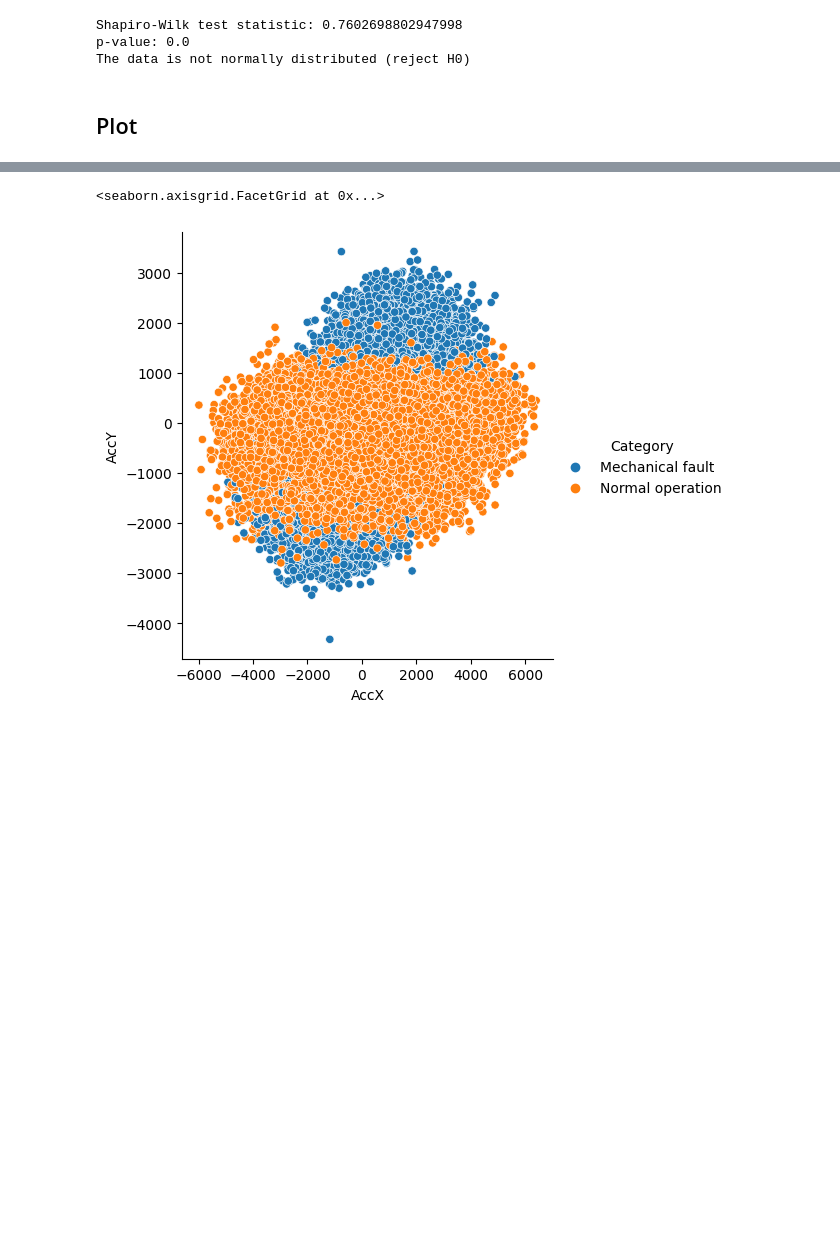
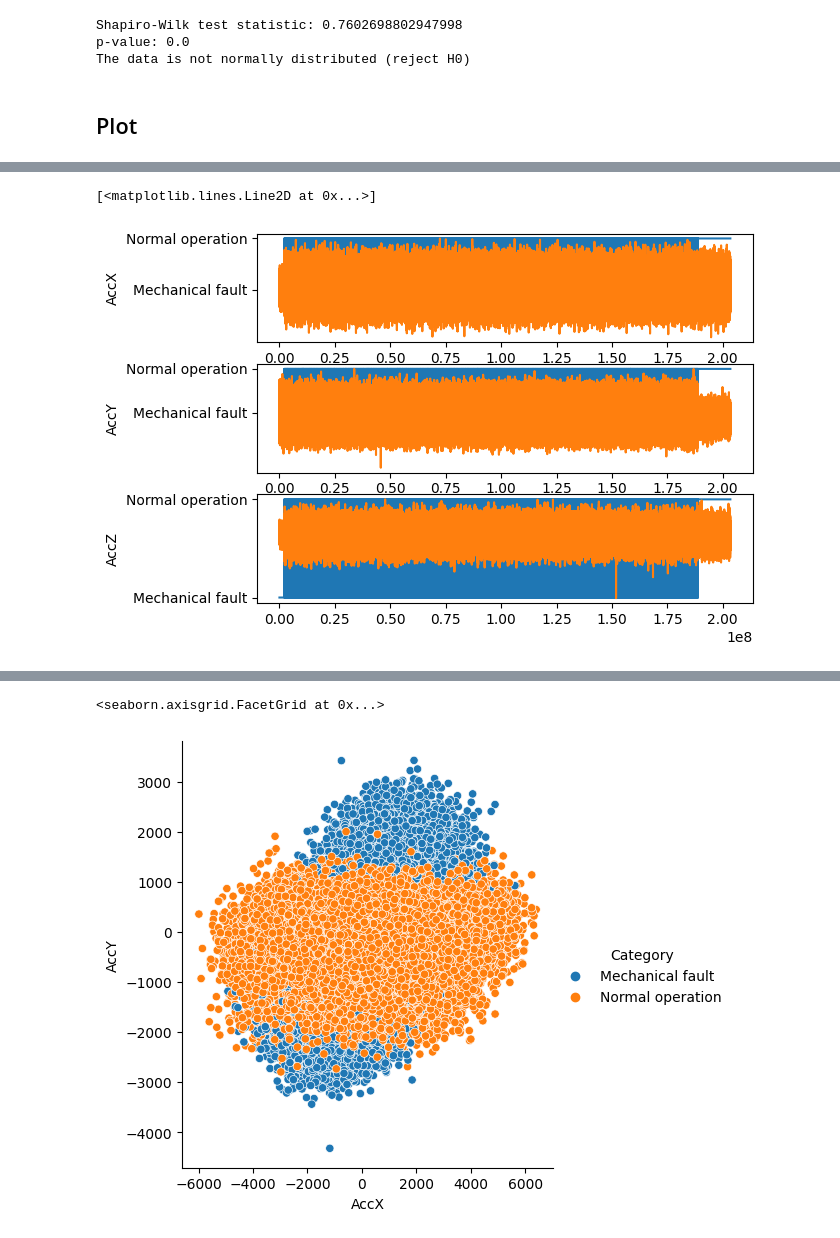
Before and after one commit to C23-PC735-Bangkit-Capstone/Machine-Learning-Model, a Jupyter notebook: ml_model.ipynb, the cells around one changed output, grey strips where cells are left out. Cells and saved outputs as stored; diff of their text form; code cells hidden in the pictures; blank space fills up the shorter version.

```diff
--- a/ml_model.ipynb
+++ b/ml_model.ipynb
@@ -253,6 +276,8 @@ Siap-siap next week ngerjain EDA sama modeling logistic regression ya!
 #EDA
 # %% [markdown]
 ## Korelasi
+# %%
+df_vibration = pd.read_csv('/content/drive/MyDrive/SOON-pEMP/Data/vibration_data.csv')
 # %%
 #Membuat boxplot
 
@@ -449,0 +476,5 @@ sns.pairplot(df_vibration)
+# %%
+import datetime
+
+# Convert the 'timestamp' column to datetime
+df_vibration['Datetime'] = pd.to_datetime(df_vibration['Timestamp'],unit='s')
@@ -449,0 +490,18 @@ sns.pairplot(df_vibration)
+# %%
+#membandingkan 2 kategori dalam satu timestamp
+fig, (df1, df2, df3) = plt.subplots(3,1)
+
+df1.set_ylabel('AccX')
+df1.plot(df_vibration['Timestamp'],df_vibration['Category'])
+df1.plot(df_vibration['Timestamp'],df_vibration['AccX']/max(df_vibration['AccX']))
+
+df2.set_ylabel('AccY')
+df2.plot(df_vibration['Timestamp'],df_vibration['Category'])
+df2.plot(df_vibration['Timestamp'],df_vibration['AccY']/max(df_vibration['AccY']))
+
+df3.set_ylabel('AccZ')
+df3.plot(df_vibration['Timestamp'],df_vibration['Category'])
+df3.plot(df_vibration['Timestamp'],df_vibration['AccZ']/max(df_vibration['AccZ']))
+# %% [output]
+[<matplotlib.lines.Line2D at 0x...>]
+[figure, added]
```
Also changed, not shown: parts of 61 cells of this notebook.
